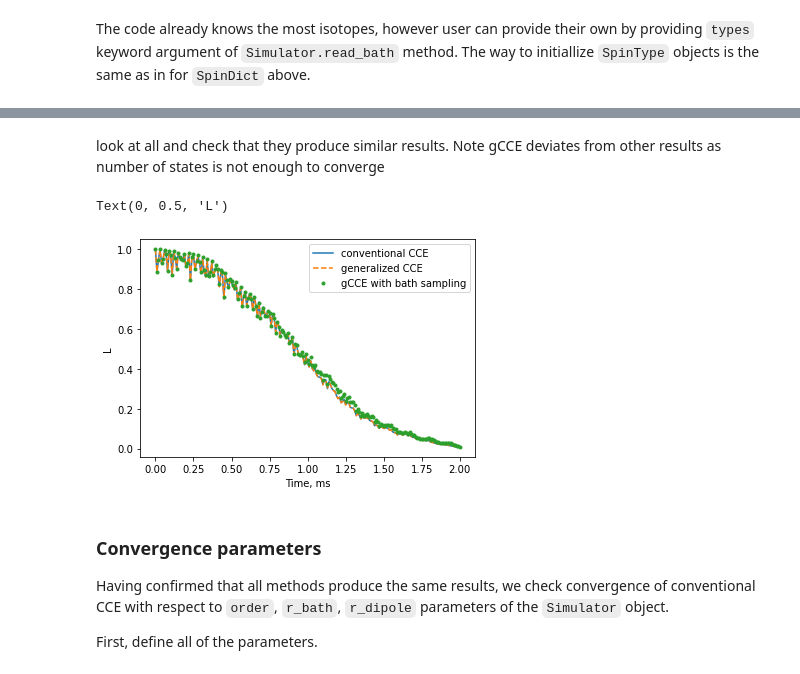
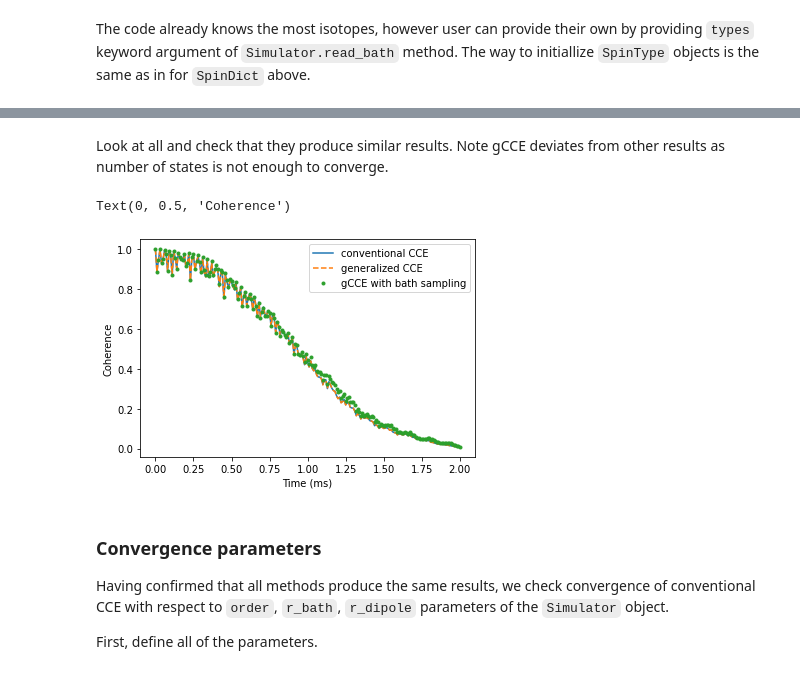
Before and after one commit to foxfixfax/PyCCE, a Jupyter notebook: docs/source/tutorials/diamond_nv.ipynb, the cells around one changed output, grey strips where cells are left out. Cells and saved outputs as stored; diff of their text form; code cells hidden in the pictures.

```diff
--- a/docs/source/tutorials/diamond_nv.ipynb
+++ b/docs/source/tutorials/diamond_nv.ipynb
@@ -216,6 +236,7 @@ The details are available in the `Simulator` methods description
 # %%
 # Setting the runner engine
-calc = pc.Simulator(spin=1, position=position, alpha=alpha, beta=beta,
+calc = pc.Simulator(spin=1, position=position,
+                    alpha=alpha, beta=beta,
                     types=spin_types, D=D, E=E,
                     bath=atoms, r_bath=r_bath,
                     r_dipole=r_dipole, order=order)
@@ -246,5 +273,6 @@ N = 1
 # Mag. Field (Bx By Bz)
 B = np.array([0, 0, 500])  # in G
 
-l_conv = calc.compute(time_space, B, N, method='cce', quantity='coherence', as_delay=False)
+l_conv = calc.compute(time_space, pulses=N, magnetic_field=B,
+                      method='cce', quantity='coherence', as_delay=False)
 # %%
@@ -265,6 +293,7 @@ For details see `help(calc.generalized_cce_dm)`
 pulse_sequence = [('x', np.pi)]
 
 # Calculate coherence function
-l_generatilze = calc.compute(time_space, B, pulse_sequence=pulse_sequence, mean_field=False,
+l_generatilze = calc.compute(time_space, magnetic_field=B,
+                             pulses=pulse_sequence, mean_field=False,
                              method='gcce', quantity='coherence')
 # %%
@@ -281,7 +314,9 @@ For details see `help(calc.gcce_dm)`
 n_bath_states = 30
 
 # Calculate coherence function
-l_gcce = calc.compute(time_space, B, pulse_sequence=pulse_sequence, mean_field=True,
-                      nbstates=n_bath_states, method='gcce', quantity='coherence', seed=seed)
+l_gcce = calc.compute(time_space, magnetic_field=B,
+                      pulses=pulse_sequence, mean_field=True,
+                      nbstates=n_bath_states,
+                      method='gcce', quantity='coherence', seed=seed)
 # %%
 n_bath_states = 10
@@ -291,16 +329,19 @@ n_bath_states = 10
 # %% [markdown]
-look at all and check that they produce similar results. Note gCCE deviates from other results as number of states is not enough to converge
+Look at all and check that they produce similar results. Note gCCE deviates from other results as number of states is not enough to converge.
 # %%
-plt.plot(time_space, l_conv.real, label='conventional CCE')
-plt.plot(time_space, l_generatilze.real, label='generalized CCE', ls='--')
-plt.plot(time_space, l_gcce.real, label='gCCE with bath sampling', ls='', marker='.')
+plt.plot(time_space, l_conv.real,
+         label='conventional CCE')
+plt.plot(time_space, l_generatilze.real,
+         label='generalized CCE', ls='--')
+plt.plot(time_space, l_gcce.real,
+         label='gCCE with bath sampling', ls='', marker='.')
 
 plt.legend()
-plt.xlabel('Time, ms')
-plt.ylabel('L')
+plt.xlabel('Time (ms)')
+plt.ylabel('Coherence')
 # %% [output]
-Text(0, 0.5, 'L')
+Text(0, 0.5, 'Coherence')
-[figure, old version]
+[figure, new version]
 # %% [markdown]
 ### Convergence parameters
 Having confirmed that all methods produce the same results, we check convergence of conventional CCE with respect to `order`, `r_bath`, `r_dipole` parameters of the `Simulator` object.
```
Also changed, not shown: parts of 30 cells of this notebook, 43 other files.
